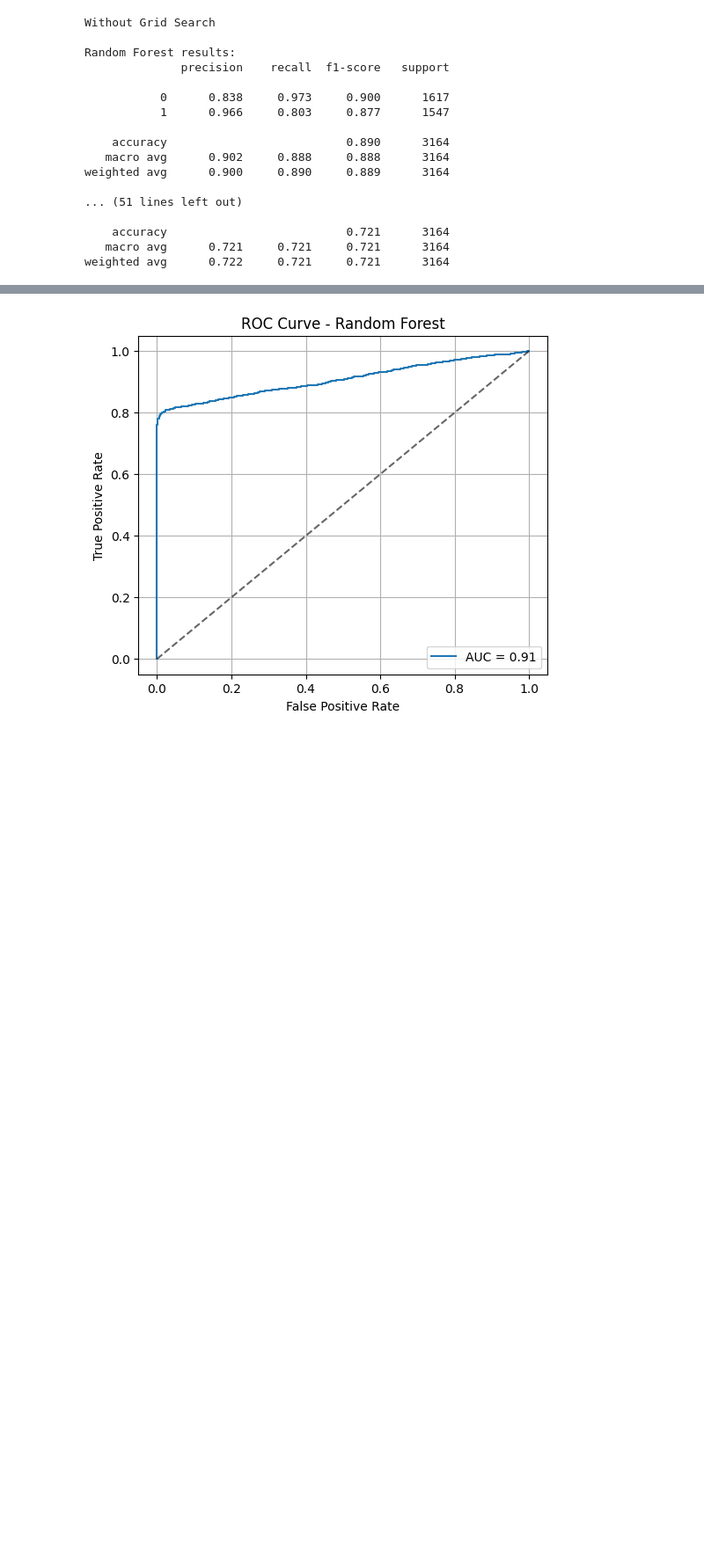
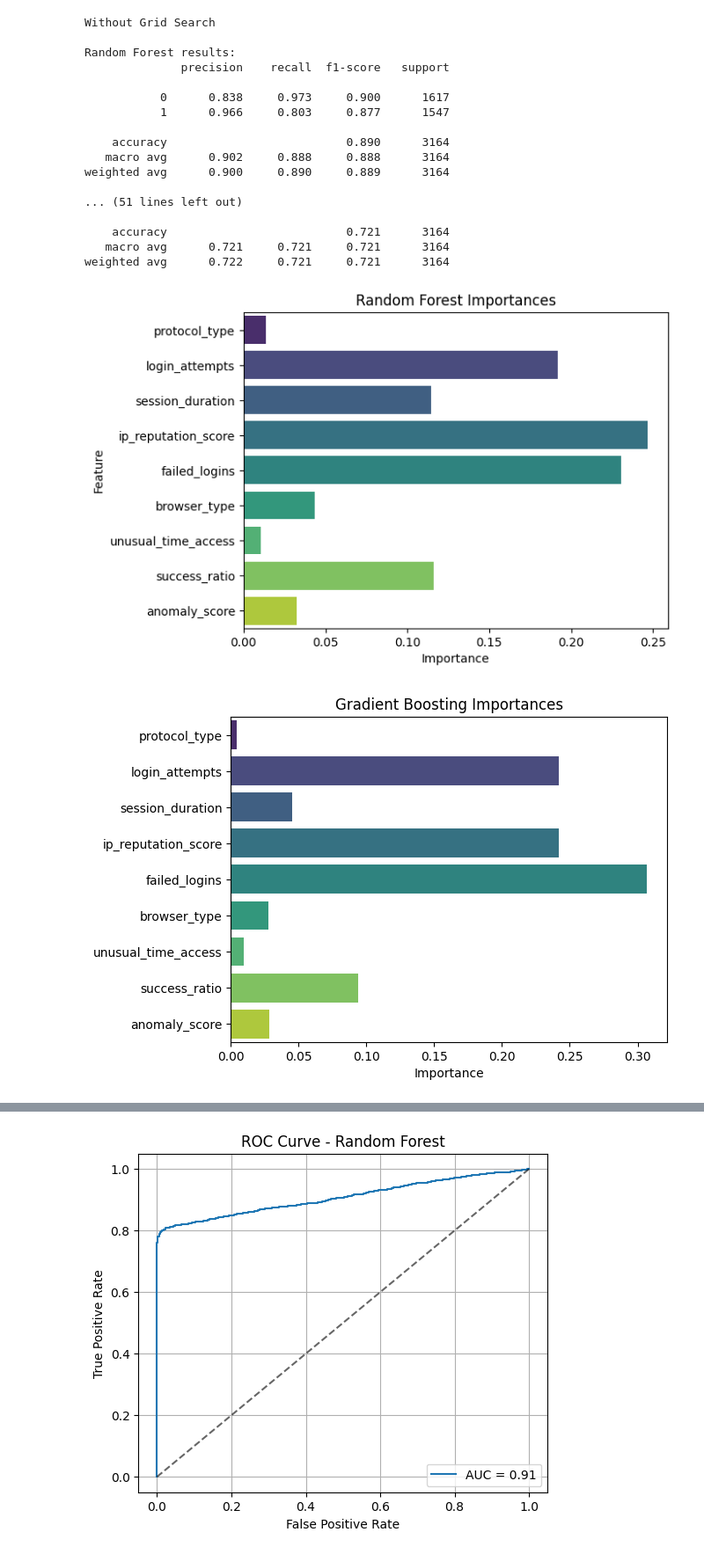
Before and after one commit to Ahmedfull02/Cybersecurity-Intrusion-Detection-Dataset, a Jupyter notebook: cybersec25-challenge-2.ipynb, the cells around one changed output, grey strips where cells are left out. Shown: that part at 88% size. Saved outputs shown, nothing was run; the diff lists cells and outputs as text; code cells hidden in the pictures; blank space fills up the shorter version.

```diff
--- a/cybersec25-challenge-2.ipynb
+++ b/cybersec25-challenge-2.ipynb
@@ -457,9 +451,16 @@ selector = selector.fit(X_train, y_train)
 print("Selected features mask:", selector.support_)
 print("Feature ranking:", selector.ranking_)
 
+selected_cols = X_train.columns[selector.get_support()]
+
 # Get selected features for train/test
-X_train_sel = selector.transform(X_train)
-X_test_sel = selector.transform(X_test)
+X_train_sel = pd.DataFrame(selector.transform(X_train),
+                           columns=selected_cols,
+                           index=X_train.index)
+
+X_test_sel = pd.DataFrame(selector.transform(X_test),
+                          columns=selected_cols,
+                          index=X_test.index)
 # %% [output]
 Selected features mask: [False False  True  True  True False  True  True  True  True  True  True]
 Feature ranking: [4 2 1 1 1 3 1 1 1 1 1 1]
@@ -585,3 +570,51 @@ weighted avg      0.900     0.890     0.889      3164
     accuracy                          0.721      3164
    macro avg      0.721     0.721     0.721      3164
 weighted avg      0.722     0.721     0.721      3164
+# %%
+# Visualization of feature importances
+import matplotlib.pyplot as plt
+import seaborn as sns
+
+def get_log_reg_feature_importance(lr_model):
+    """
+    Return absolute coefficient values as importances for a fitted
+    LogisticRegression model. Works for binary or multinomial.
+    """
+    coefs = lr_model.coef_
+    if coefs.ndim == 1:                     # binary
+        coefs = coefs
+    else:                                   # multinomial → average over classes
+        coefs = np.mean(coefs, axis=0)
+    return np.abs(coefs)                    # sign ≠ strength
+
+rf_model = rf_grid.best_estimator_          # Random Forest
+gb_model = gb_grid.best_estimator_          # Gradient Boosting
+lr_model = lr_grid.best_estimator_          # Logistic Regression
+
+rf_importances = rf_model.feature_importances_
+gb_importances = gb_model.feature_importances_
+lr_importances = get_log_reg_feature_importance(lr_model)
+
+plt.figure()
+
+# ---- Random Forest ----
+sns.barplot(x=rf_importances, y=X_train_sel.columns, palette="viridis")
+plt.title('Random Forest Importances')
+plt.xlabel('Importance')
+plt.ylabel('Feature')
+plt.figure()
+
+# ---- Gradient Boosting ----
+sns.barplot(x=gb_importances, y=X_train_sel.columns, palette="viridis")
+plt.title('Gradient Boosting Importances')
+plt.xlabel('Importance')
+plt.figure()
+
+# ---- Logistic Regression ----
+sns.barplot(x=lr_importances, y=X_train_sel.columns, palette="viridis")
+plt.title('Logistic Regression Importances')
+plt.xlabel('Importance')
+plt.show()
+# %% [output]
+[figure, added]
+[figure, added]
```
Also changed, not shown: parts of 4 cells of this notebook.
